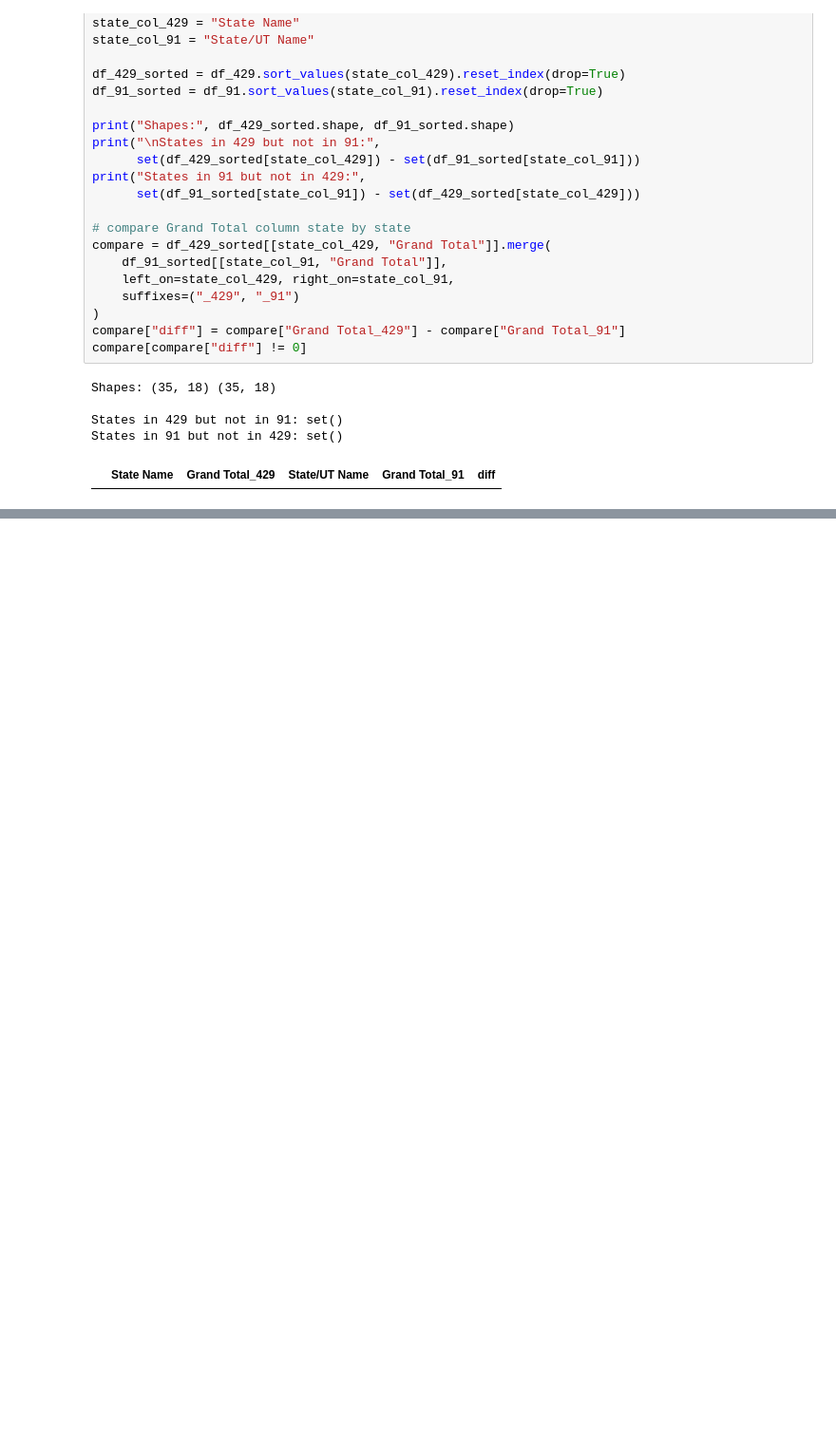
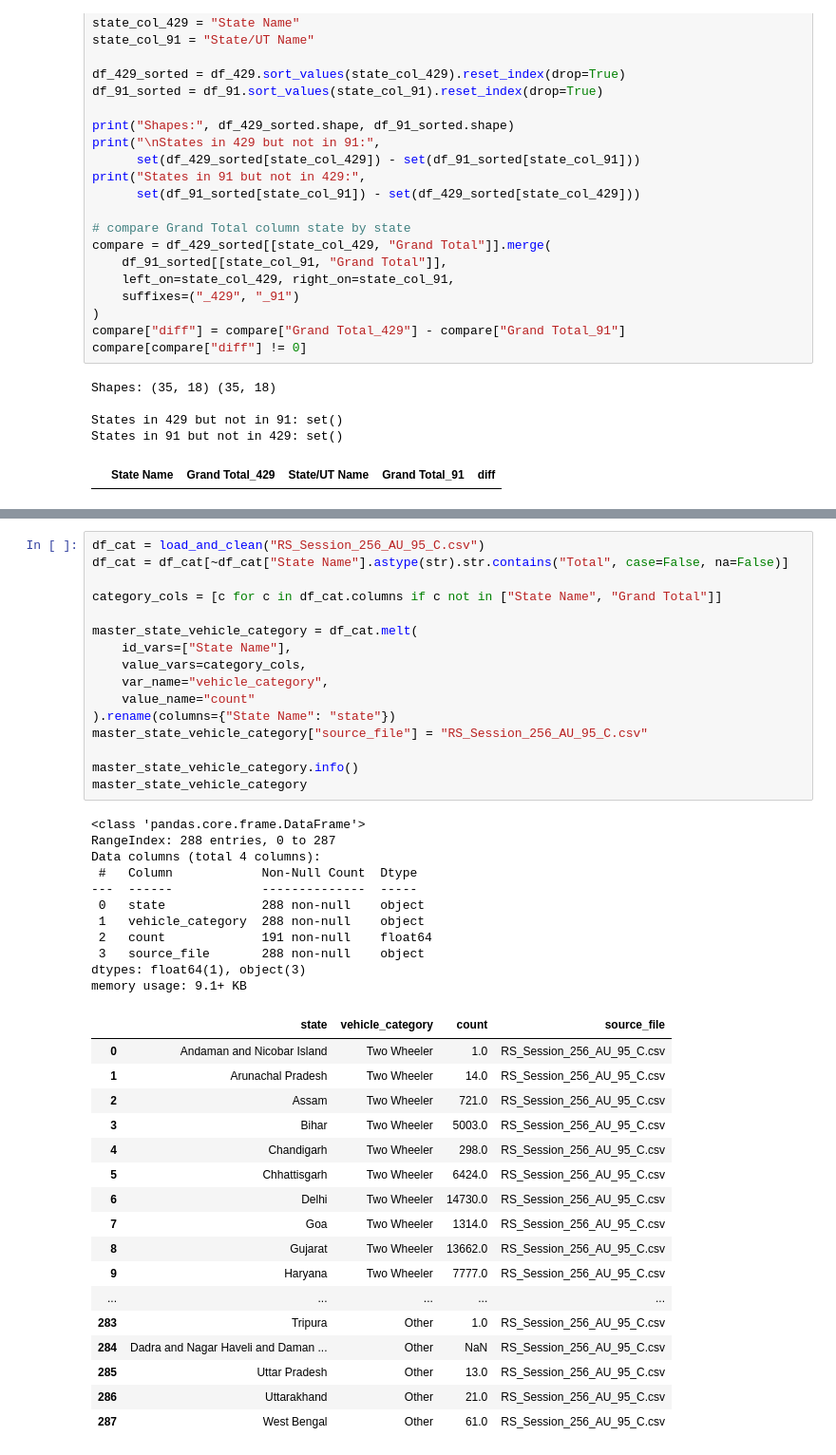
Before and after one commit to RitikaSen27/Automobile-sales-and-EV-adoption-trends, a Jupyter notebook: ev_cleaning.ipynb, the cells around one changed output, grey strips where cells are left out. Shown at 95% size. Cells and saved outputs as stored; diff of their text form; blank space fills up the shorter version.

```diff
--- a/ev_cleaning.ipynb
+++ b/ev_cleaning.ipynb
@@ -472,0 +531,45 @@ memory usage: 16.1+ KB
+# %%
+df_cat = load_and_clean("RS_Session_256_AU_95_C.csv")
+df_cat = df_cat[~df_cat["State Name"].astype(str).str.contains("Total", case=False, na=False)]
+
+category_cols = [c for c in df_cat.columns if c not in ["State Name", "Grand Total"]]
+
+master_state_vehicle_category = df_cat.melt(
+    id_vars=["State Name"],
+    value_vars=category_cols,
+    var_name="vehicle_category",
+    value_name="count"
+).rename(columns={"State Name": "state"})
+master_state_vehicle_category["source_file"] = "RS_Session_256_AU_95_C.csv"
+
+master_state_vehicle_category.info()
+master_state_vehicle_category
+# %% [output]
+<class 'pandas.core.frame.DataFrame'>
+RangeIndex: 288 entries, 0 to 287
+Data columns (total 4 columns):
+ #   Column            Non-Null Count  Dtype
+---  ------            --------------  -----
+ 0   state             288 non-null    object
+ 1   vehicle_category  288 non-null    object
+ 2   count             191 non-null    float64
+ 3   source_file       288 non-null    object
+dtypes: float64(1), object(3)
+memory usage: 9.1+ KB
+|  | state | vehicle_category | count | source_file |
+| 0 | Andaman and Nicobar Island | Two Wheeler | 1.0 | RS_Session_256_AU_95_C.csv |
+| 1 | Arunachal Pradesh | Two Wheeler | 14.0 | RS_Session_256_AU_95_C.csv |
+| 2 | Assam | Two Wheeler | 721.0 | RS_Session_256_AU_95_C.csv |
+| 3 | Bihar | Two Wheeler | 5003.0 | RS_Session_256_AU_95_C.csv |
+| 4 | Chandigarh | Two Wheeler | 298.0 | RS_Session_256_AU_95_C.csv |
+| 5 | Chhattisgarh | Two Wheeler | 6424.0 | RS_Session_256_AU_95_C.csv |
+| 6 | Delhi | Two Wheeler | 14730.0 | RS_Session_256_AU_95_C.csv |
+| 7 | Goa | Two Wheeler | 1314.0 | RS_Session_256_AU_95_C.csv |
+| 8 | Gujarat | Two Wheeler | 13662.0 | RS_Session_256_AU_95_C.csv |
+| 9 | Haryana | Two Wheeler | 7777.0 | RS_Session_256_AU_95_C.csv |
+| ... | ... | ... | ... | ... |
+| 283 | Tripura | Other | 1.0 | RS_Session_256_AU_95_C.csv |
+| 284 | Dadra and Nagar Haveli and Daman ... | Other | NaN | RS_Session_256_AU_95_C.csv |
+| 285 | Uttar Pradesh | Other | 13.0 | RS_Session_256_AU_95_C.csv |
+| 286 | Uttarakhand | Other | 21.0 | RS_Session_256_AU_95_C.csv |
+| 287 | West Bengal | Other | 61.0 | RS_Session_256_AU_95_C.csv |
```
Also changed, not shown: parts of 12 cells of this notebook.
